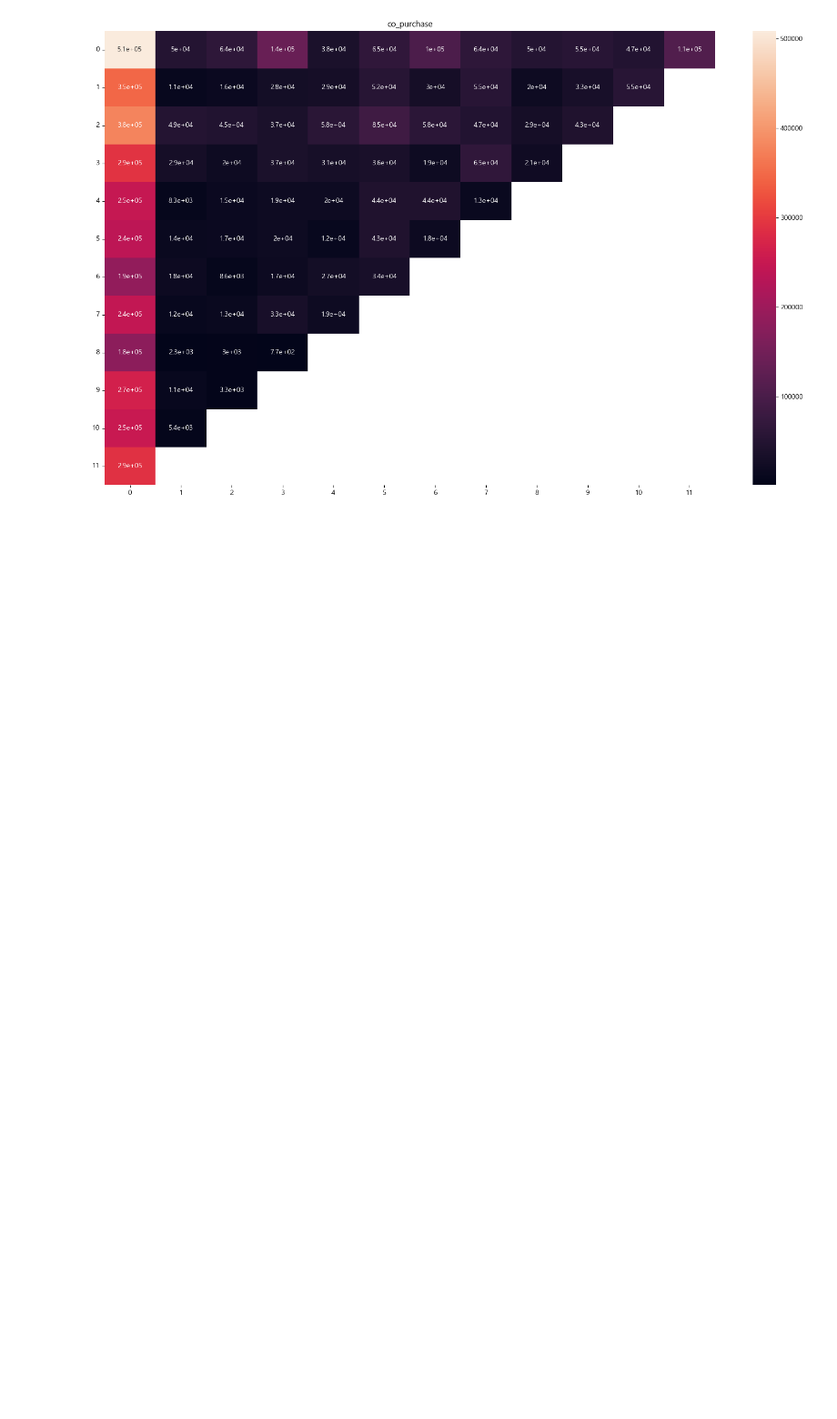
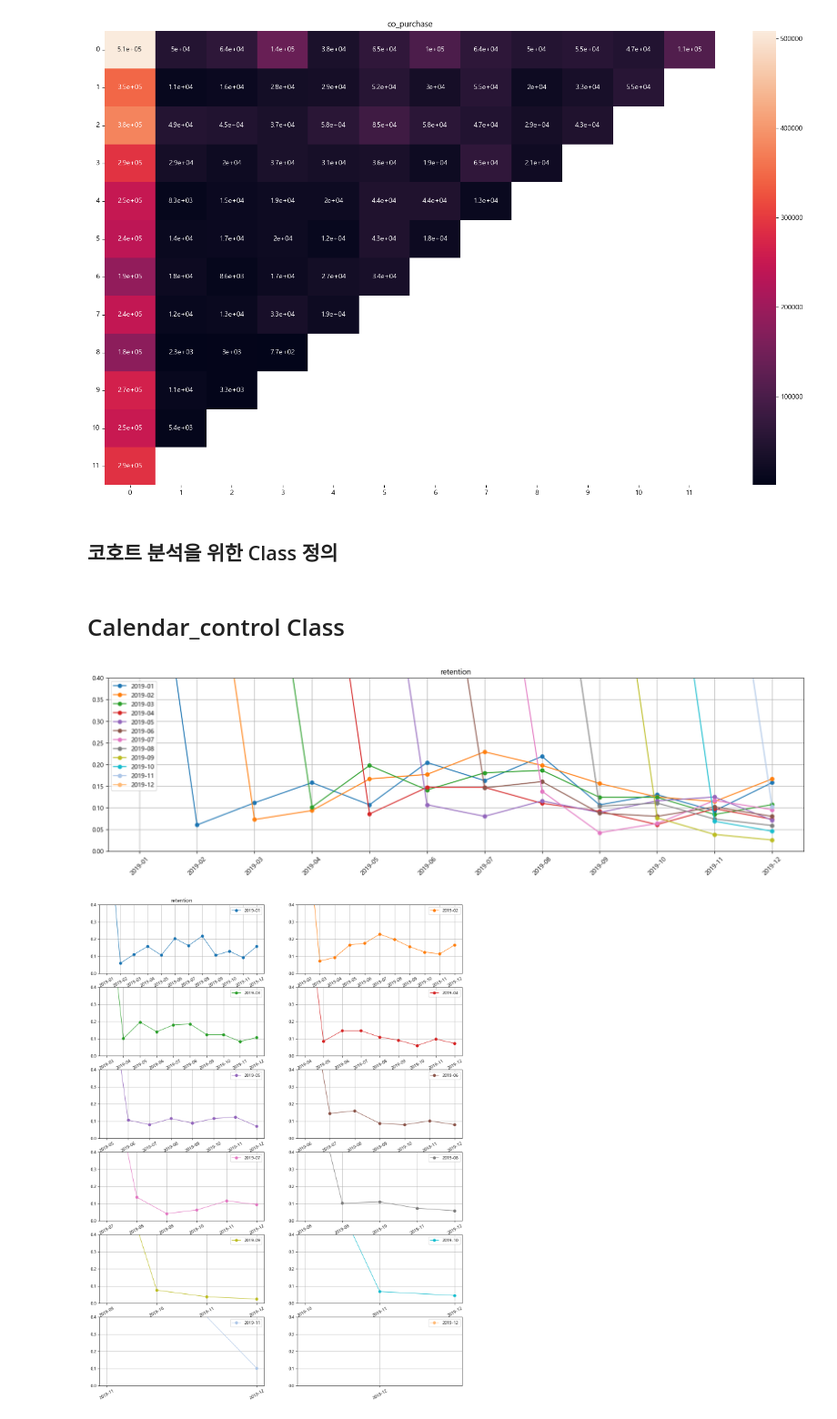
Before and after one commit to meo4739/Public_DACON_Cohort_RFM, a Jupyter notebook: cohort_RFM.ipynb, the cells around one changed output. Shown at 91% size. Drawn from its saved outputs; the diff is of its cells as text; code cells hidden in the pictures; blank space fills up the shorter version.

```diff
--- a/cohort_RFM.ipynb
+++ b/cohort_RFM.ipynb
@@ -215,3 +207,5 @@ plt.show()
 | 11 | 289595.2923 | NaN | NaN | NaN | NaN | NaN | NaN | NaN | NaN | NaN | NaN | ... |
 [figure]
 [figure]
+# %% [markdown]
+## 코호트 분석을 위한 Class 정의
@@ -217,0 +289,42 @@ plt.show()
+# %% [markdown]
+# Calendar_control Class
+# %%
+class calendar_control: # 달력을 원하는 형태로 가공하기 위한 클래스
+    def __init__(self, start_month, number, col_name):
+        self.col_name = col_name
+        self.df = pd.DataFrame({self.col_name: [] })
+        self.start_month = start_month
+        self.year, self.month = map(int, self.start_month.split('-'))
+        self.number = number
+
+    def calendar_maker(self):
+        month_list = []
+        fin_list = []
+        for i in range(self.month, self.number+1): # month를 원하는 만큼 채운다.
+            month_list.append(i)
+        for i in month_list:
+            fin_list.append(str(self.year) + '-' + str(i))
+        self.df[self.col_name] = fin_list
+        self.df[self.col_name] = pd.to_datetime(self.df[self.col_name]).dt.to_period('M')
+# %%
+cal = calendar_control('2019-01', 12, 'month') # 12월까지 달력을 생성
+cal.calendar_maker()
+cal_df = cal.df
+# cal_df
+# %%
+retention = cohort_analysis(pd.read_csv('../open/retention.csv') )
+retention.change_index_col_number(feature = cal_df, month_colname = 'month')
+
+retention.change_for_cohort_graph()
+# display(retention.df)
+# display(retention.cohort_df_transpose)
+# display(retention.cohort_df_new)
+
+# retention.cohort_graph()
+retention.cohort_graph(title = 'retention', xlim = None, ylim = [0, 0.4])
+
+# retention.cohort_graph_subplot()
+retention.cohort_graph_subplot(title = 'retention', xlim = None, ylim = [0, 0.4])
+# %% [output]
+[figure, added]
+[figure, added]
```
Also changed, not shown: parts of 7 cells of this notebook.
